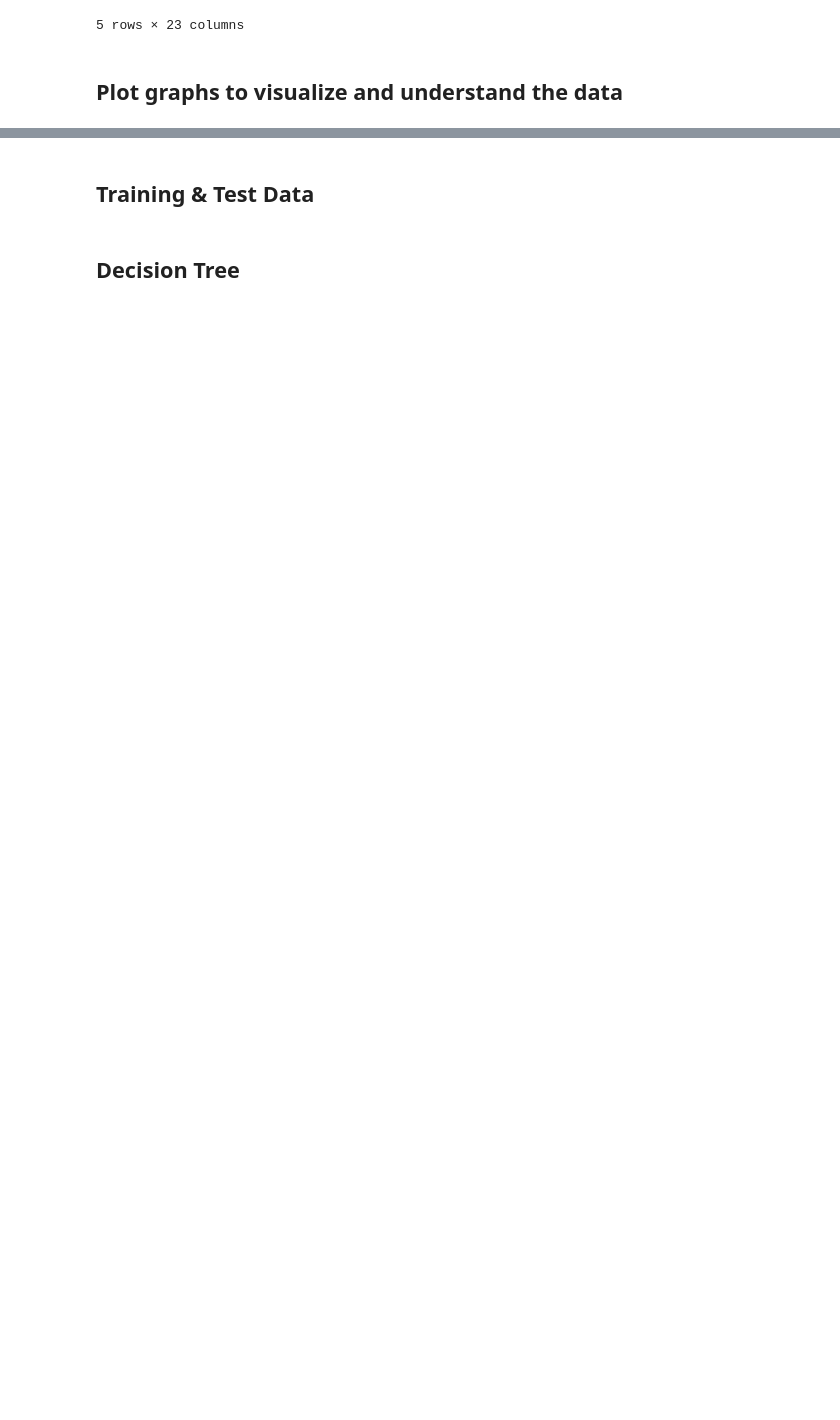
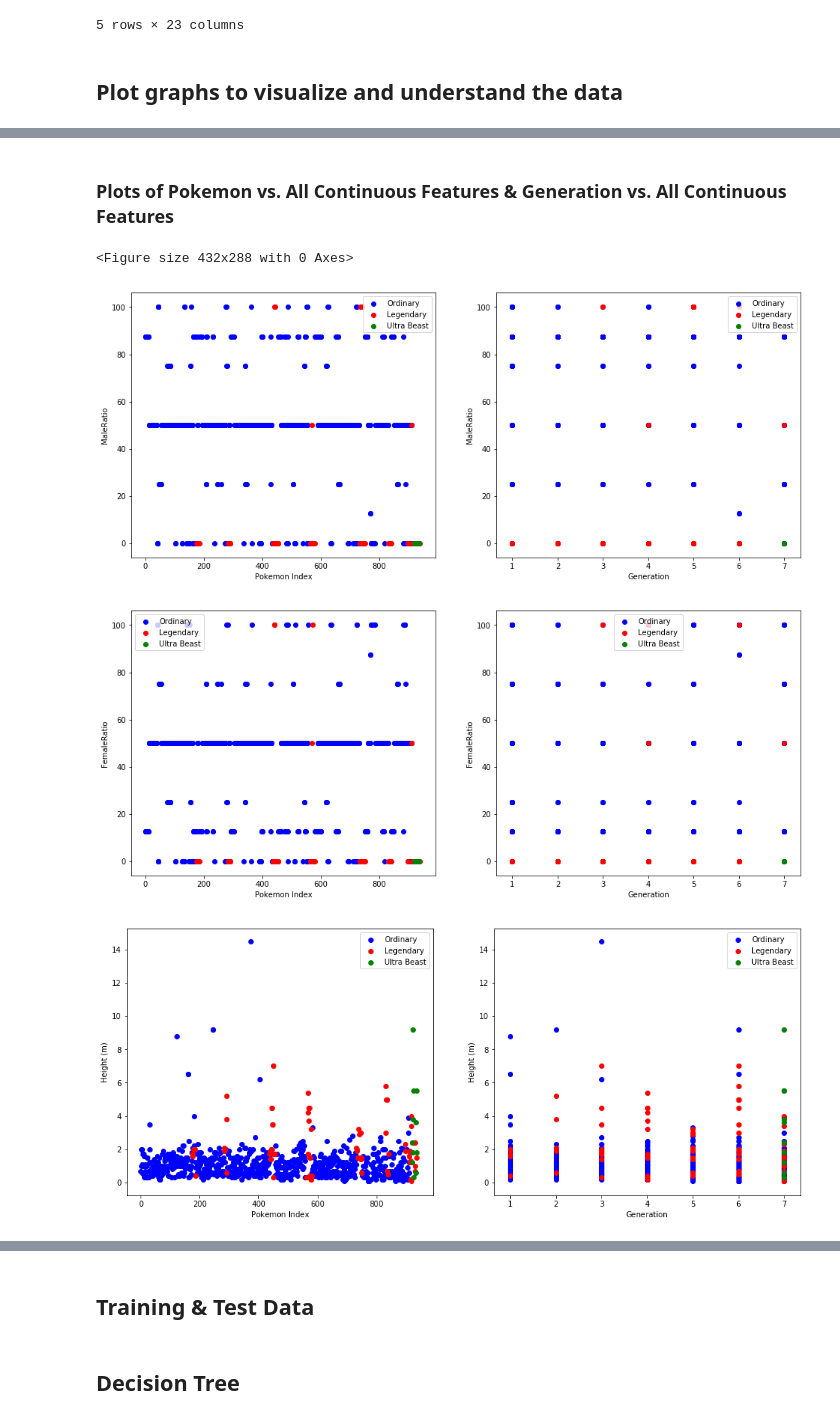
Before and after one commit to pandabytes/PokemonDatamining, a Jupyter notebook: predictors/Pokemon.ipynb, the cells around one changed output, grey strips where cells are left out. Drawn from its saved outputs; the diff is of its cells as text; code cells hidden in the pictures; blank space fills up the shorter version.

```diff
--- a/predictors/Pokemon.ipynb
+++ b/predictors/Pokemon.ipynb
@@ -86,0 +81,30 @@ data.boxplot("Total", "Group")
+# %% [markdown]
+### Plots of Pokemon vs. All Continuous Features & Generation vs. All Continuous Features
+# %%
+ordi = filterByValue(data, "Group", "Ordinary")
+lg = filterByValue(data, "Group", "Legendary")
+ub = filterByValue(data, "Group", "Ultra Beast")
+
+continuousFeatures = data.select_dtypes(include=[np.int64, np.float64]).drop(["Generation", "Pokedex"], axis=1)
+for feature in continuousFeatures:
+    figure, axes = plt.subplots(nrows=1, ncols=2, figsize=(16,6.5))
+
+    axes[0].set_xlabel("Pokemon Index")
+    axes[0].set_ylabel(feature)
+    axes[0].scatter(ordi.index, ordi[feature], c="b", label="Ordinary")
+    axes[0].scatter(lg.index, lg[feature], c="r", label="Legendary")
+    axes[0].scatter(ub.index, ub[feature], c="g", label="Ultra Beast")
+    axes[0].legend(loc='best')
+
+    axes[1].set_xlabel("Generation")
+    axes[1].set_ylabel(feature)
+    axes[1].scatter(ordi["Generation"], ordi[feature], c="b", label="Ordinary")
+    axes[1].scatter(lg["Generation"], lg[feature], c="r", label="Legendary")
+    axes[1].scatter(ub["Generation"], ub[feature], c="g", label="Ultra Beast")
+    axes[1].legend(loc='best')
+#     break
+# %% [output]
+<Figure size 432x288 with 0 Axes>
+[figure, added]
+[figure, added]
+[figure, added]
```
Also changed, not shown: parts of 63 cells of this notebook, 1 other file.
